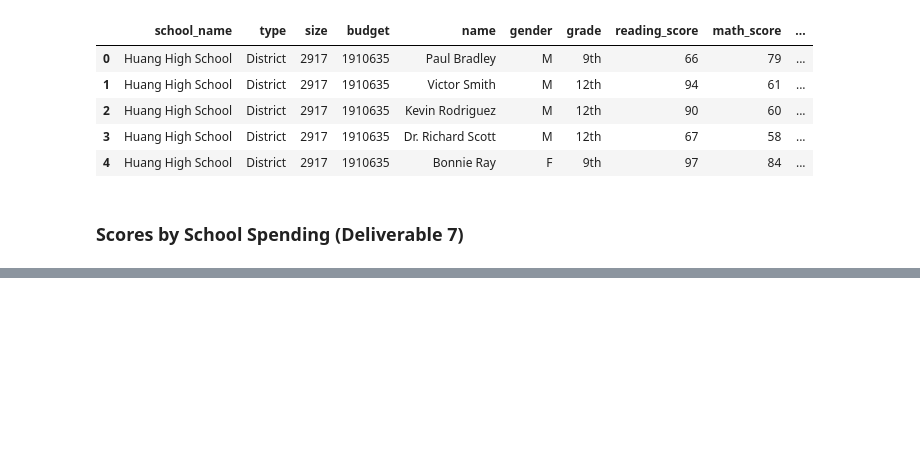
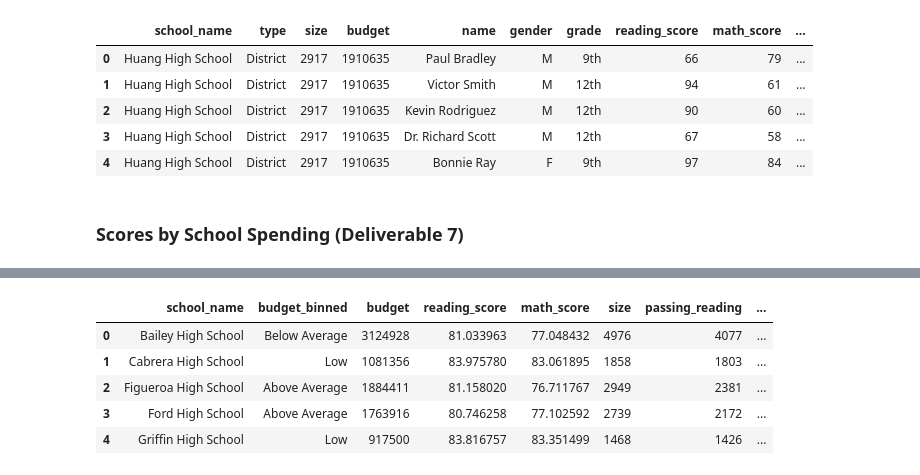
Before and after one commit to gaguinaldo/uscdatabootcamp, a Jupyter notebook: hw-4/hw-4_gta_submission.ipynb, the cells around one changed output, grey strips where cells are left out. Saved outputs shown, nothing was run; the diff lists cells and outputs as text; code cells hidden in the pictures; blank space fills up the shorter version.

```diff
--- a/hw-4/hw-4_gta_submission.ipynb
+++ b/hw-4/hw-4_gta_submission.ipynb
@@ -552,8 +589,0 @@ df_grouped
-# %%
-df_grouped = df_merge.groupby(['budget_binned'], as_index = False).agg(agg_function)
-df_grouped['Per_Student_Budget'] = df_grouped['budget'] / df_grouped['size']
-df_grouped['Pct_Passing_Math'] = 100 * (df_grouped['passing_math'] / df_grouped['size'])
-df_grouped['Pct_Passing_Reading'] = 100 * (df_grouped['passing_reading'] / df_grouped['size'])
-df_grouped['Pct_Passing_Overall'] = (df_grouped['Pct_Passing_Reading'] + df_grouped['Pct_Passing_Math']) / 2
-df_grouped.drop(['passing_reading', 'passing_math'], axis = 1, inplace = True)
-df_grouped
@@ -574,0 +608,18 @@ df_grouped
+# %%
+#Define bin range and labels.
+
+bins = [400, 2000, 3500, 5000]
+bin_names = ['Small', 'Medium', 'Large']
+
+#Bin the data in the dataframe and return the values to a new column.
+df_grouped['size_bins'] = pd.cut(df_grouped['size'], bins, labels = bin_names)
+
+#Return the first five rows in the dataframe.
+df_grouped.head()
+# %% [output]
+|  | school_name | budget_binned | budget | reading_score | math_score | size | passing_reading | ... |
+| 0 | Bailey High School | Below Average | 3124928 | 81.033963 | 77.048432 | 4976 | 4077 | ... |
+| 1 | Cabrera High School | Low | 1081356 | 83.975780 | 83.061895 | 1858 | 1803 | ... |
+| 2 | Figueroa High School | Above Average | 1884411 | 81.158020 | 76.711767 | 2949 | 2381 | ... |
+| 3 | Ford High School | Above Average | 1763916 | 80.746258 | 77.102592 | 2739 | 2172 | ... |
+| 4 | Griffin High School | Low | 917500 | 83.816757 | 83.351499 | 1468 | 1426 | ... |
```
Also changed, not shown: parts of 48 cells of this notebook.
